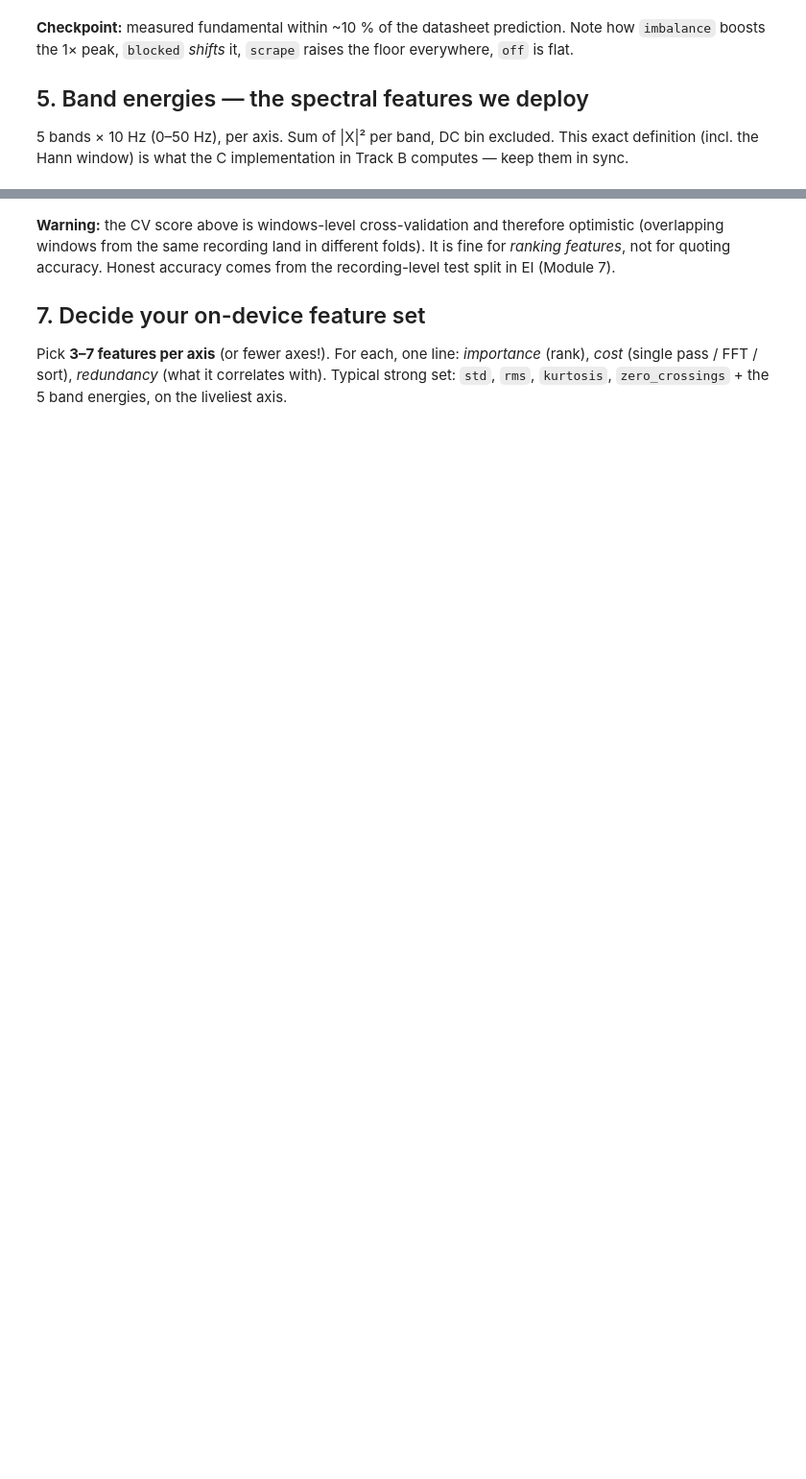
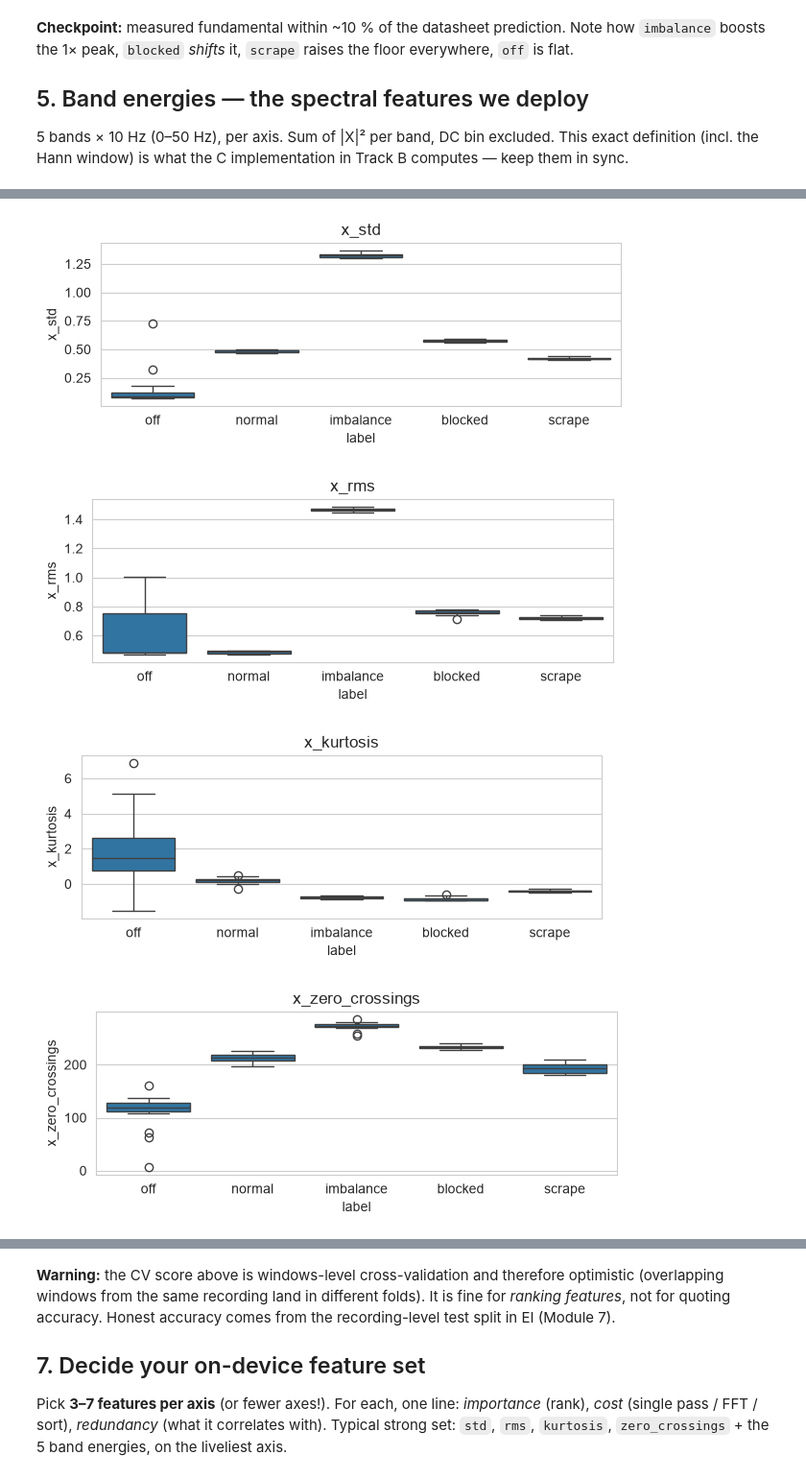
Before and after one commit to opprud/TMLWS1, a Jupyter notebook: exercises/module5-features/notebooks/02_fan_features.ipynb, the cells around one changed output, grey strips where cells are left out. Shown at 96% size. Saved outputs shown, nothing was run; the diff lists cells and outputs as text; code cells hidden in the pictures; blank space fills up the shorter version.

Commit message:
added boxplot info

```diff
--- a/exercises/module5-features/notebooks/02_fan_features.ipynb
+++ b/exercises/module5-features/notebooks/02_fan_features.ipynb
@@ -14,7 +14,7 @@ from scipy import stats
 from scipy.signal import find_peaks
 sns.set_style('whitegrid')
 
-FS = 100.0          # Hz — must match your Module 4 recordings
+FS = 250.0          # Hz — must match your Module 4 recordings
 DATA_DIR = './Data/fan'
 # %% [markdown]
 ## 1. Load the Edge Impulse export
@@ -60,5 +74,5 @@ for label, rec in recordings:
 # %%
-WIN, STEP = 200, 100
+WIN, STEP = 500, 250
 
 windows = []   # (label, wx, wy, wz)
 for label, rec in recordings:
@@ -168,0 +228,14 @@ for feat in candidates:
+# %%
+candidates = ['x_std', 'x_rms', 'x_kurtosis', 'x_zero_crossings',
+              'x_band0', 'x_band1', 'x_band2', 'x_band3', 'x_band4']
+plot_df = X_all[candidates].copy(); plot_df['label'] = y_all
+for feat in candidates:
+    plt.figure(figsize=(7, 2.2))
+    sns.boxplot(x='label', y=feat, data=plot_df,
+                order=['off', 'normal', 'imbalance', 'blocked', 'scrape'])
+    plt.title(feat); plt.show()
+# %% [output]
+[figure, added]
+[figure, added]
+[figure, added]
+[figure, added]
```
Also changed, not shown: parts of 13 cells of this notebook.
